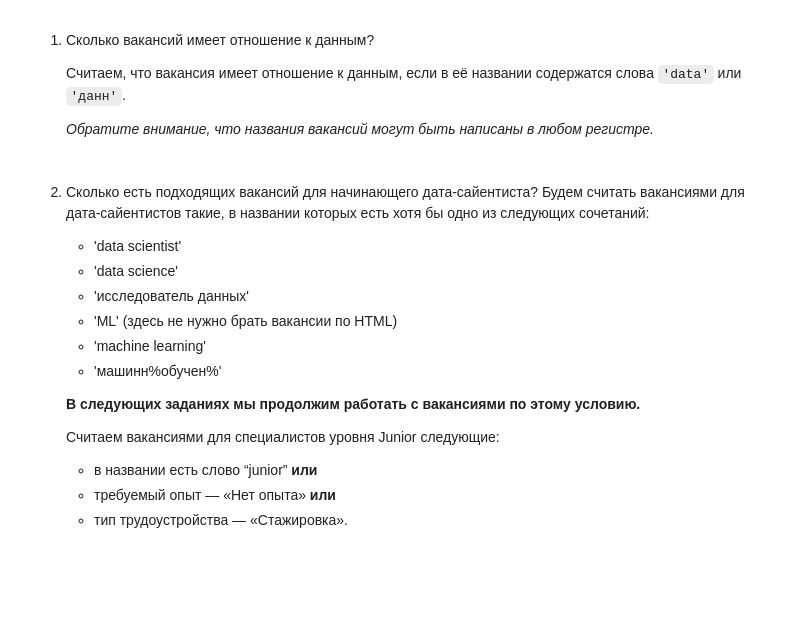
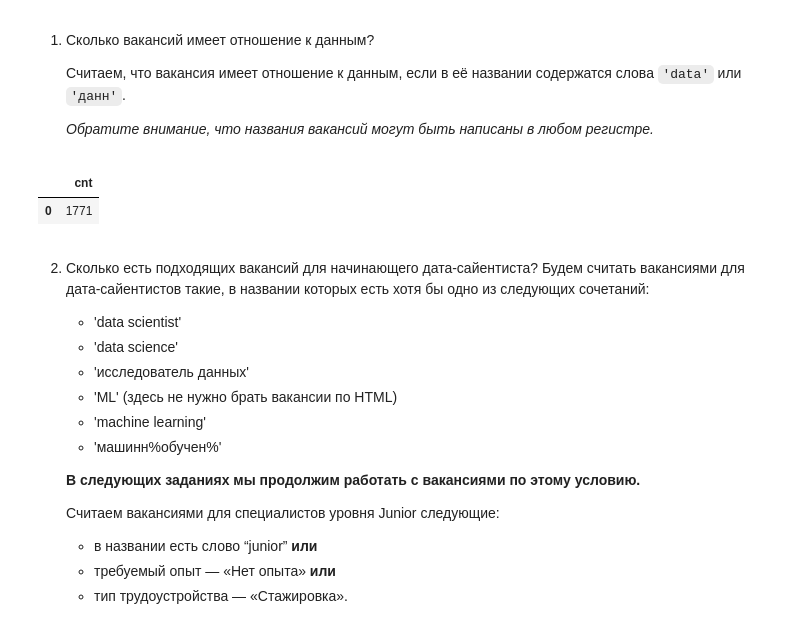
Before and after one commit to k0rsair/sql_skill_factory, a Jupyter notebook: Project_SQL_Ноутбук_шаблон.ipynb, the cells around one changed output. Drawn from its saved outputs; the diff is of its cells as text; code cells hidden in the pictures; blank space fills up the shorter version.

```diff
--- a/Project_SQL_Ноутбук_шаблон.ipynb
+++ b/Project_SQL_Ноутбук_шаблон.ipynb
@@ -468,8 +468,16 @@ get(query_5_7)
     *Обратите внимание, что названия вакансий могут быть написаны в любом регистре.*
 # %%
 # текст запроса
+query_6_1 = f'''SELECT COUNT(*) AS cnt
+                FROM vacancies
+                WHERE name ILIKE \'%data%\'
+                OR name ILIKE \'%данн%\''''
 # %%
 # результат запроса
+get(query_6_1)
+# %% [output]
+|  | cnt |
+| 0 | 1771 |
 # %% [markdown]
 2. Сколько есть подходящих вакансий для начинающего дата-сайентиста? Будем считать вакансиями для дата-сайентистов такие, в названии которых есть хотя бы одно из следующих сочетаний:
     * 'data scientist'
```
Also changed, not shown: parts of 10 cells of this notebook.
